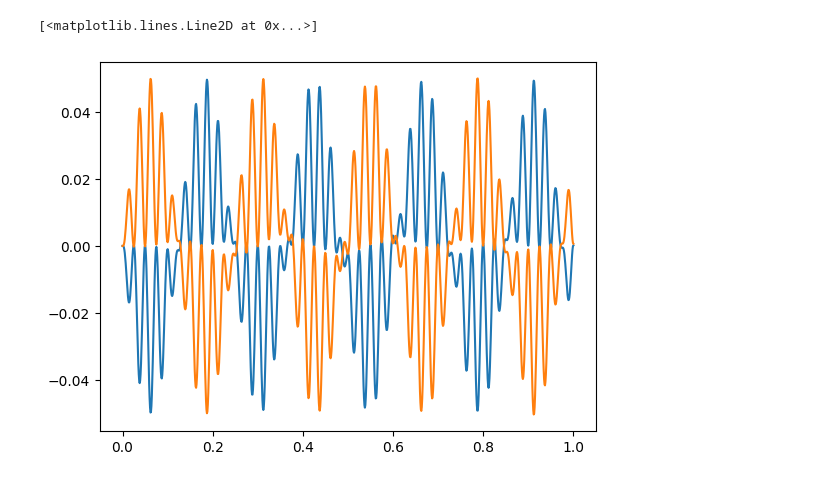
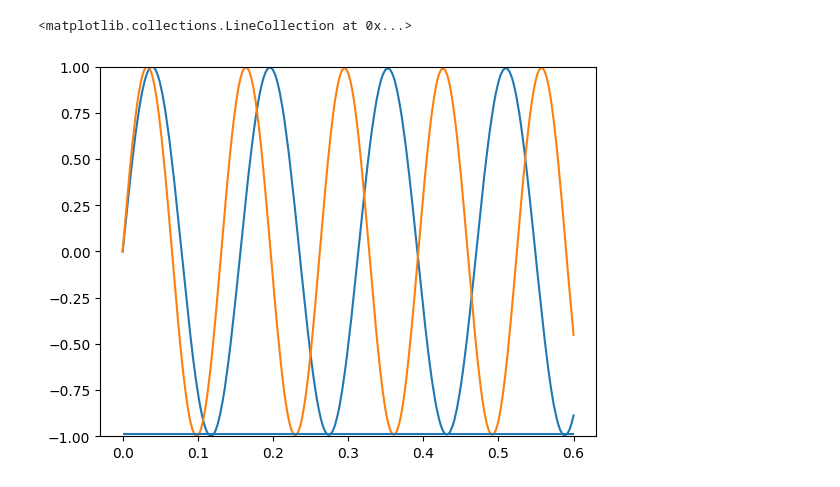
Before and after one commit to rmoretti9/QDAST, a Jupyter notebook: src/modeling/gates/cross_resonance.ipynb, the cells around one changed output. Drawn from its saved outputs; the diff is of its cells as text; code cells hidden in the pictures.

```diff
--- a/src/modeling/gates/cross_resonance.ipynb
+++ b/src/modeling/gates/cross_resonance.ipynb
@@ -1 +32,24 @@
+# %%
+def CR(tlist, psi0, H, operators):
+    # Simple CR gate
+    output = qt.mesolve(H, psi0, tlist, [], operators)
+    return output.expect
+
+def CR_echo(tlist, psi0, Hp, Hm, operators):
+    num_operators = len(operators)
+    output = np.zeros((num_operators, len(tlist)))
+    for t, time in enumerate(tlist):
+        if time == 0:
+            for i in range(num_operators):
+                output[i, :] = qt.expect(operators[i], psi0)
+            # output(qt.expect(e_op_list, psi0)[0])
+        else:
+            time_subarray = np.linspace(0, time, 5001)
+            output1 = qt.mesolve(Hp, psi0, time_subarray[0:int(len(time_subarray)/2)], [], [])
+            psiEcho = qt.tensor(qt.gates.rx(np.pi), qt.identity(2)) * output1.states[-1]
+            output2 = qt.mesolve(Hm, psiEcho, time_subarray[int(len(time_subarray)/2):], [], operators)
+            # print(output2.expect[4][-1])
+            for i in range(num_operators):
+                output[i, t] = output2.expect[i][-1]
+    return output
 # %%
@@ -118,43 +81,0 @@ omega/1e9 / 2/np.pi
-# %%
-# Parameters
-omega1 = 4000.0 *2*np.pi   # omega1
-omega2 = 4000.1 *2*np.pi # omega2
-Delta = omega2 - omega1
-J = 1 *2*np.pi        # J
-Omega = 20  *2*np.pi  # Omega
-
-sigma_z1 = qt.tensor(qt.sigmaz(), qt.qeye(2))
-sigma_z2 = qt.tensor(qt.qeye(2), qt.sigmaz())
-sigma_p1 = qt.tensor(qt.sigmap(), qt.qeye(2))
-sigma_m1 = qt.tensor(qt.sigmam(), qt.qeye(2))
-sigma_p2 = qt.tensor(qt.qeye(2), qt.sigmap())
-sigma_m2 = qt.tensor(qt.qeye(2), qt.sigmap())
-sigma_x1 = qt.tensor(qt.sigmax(), qt.qeye(2))
-sigma_x2 = qt.tensor(qt.qeye(2), qt.sigmax())
-
-
-# Hamiltonian without time-dependent part
-H0 = 0.5 * omega1 * sigma_z1 + 0.5 * omega2 * sigma_z2 + J * sigma_x1 * sigma_x2
-Htp = [H0, [Omega*(m1*sp1), lambda t, args: np.exp(-1j*omega2*t)],
-       [Omega*(m1*sm1), lambda t, args: np.exp(1j*omega2*t)]]
-
-
-# Define initial state (example: starting with both qubits in |00>)
-psi0 = qt.tensor(qt.basis(2,0), qt.basis(2,0))
-psi1 = qt.tensor(qt.basis(2,1), qt.basis(2,0))
-
-# Define time points
-times = np.linspace(0, 1, 1000)  # Example: from 0 to 10 with 100 points
-e_op_list = [qt.tensor(qt.qeye(2), qt.sigmay())]
-# Evolve the state under the Hamiltonian
-result0 = qt.mesolve(Htp, psi0, times, [], e_op_list)
-result1 = qt.mesolve(Htp, psi1, times, [], e_op_list)
-
-output_00 = result0.expect[0]
-output_10 = result1.expect[0]
-
-plt.plot(times, output_00)
-plt.plot(times, output_10)
-# %% [output]
-[<matplotlib.lines.Line2D at 0x...>]
-[figure, removed]
@@ -160,0 +97,14 @@ plt.plot(times, output_10)
+# %%
+# Define time points
+times = np.linspace(0, 0.6, 500)  # Example: from 0 to 10 with 100 points
+# Evolve the state under the Hamiltonian
+output_00 = CR(times, psidown, Hp, e_op_list)
+output_10 = CR(times, psiup, Hp, e_op_list)
+
+plt.plot(times, output_00[4])
+plt.plot(times, output_10[4])
+plt.ylim([-1, 1])
+plt.hlines(-1 + 0.01, xmin = 0, xmax = 0.6)
+# %% [output]
+<matplotlib.collections.LineCollection at 0x...>
+[figure, added]
```
Also changed, not shown: parts of 13 cells of this notebook, 8 other files.
